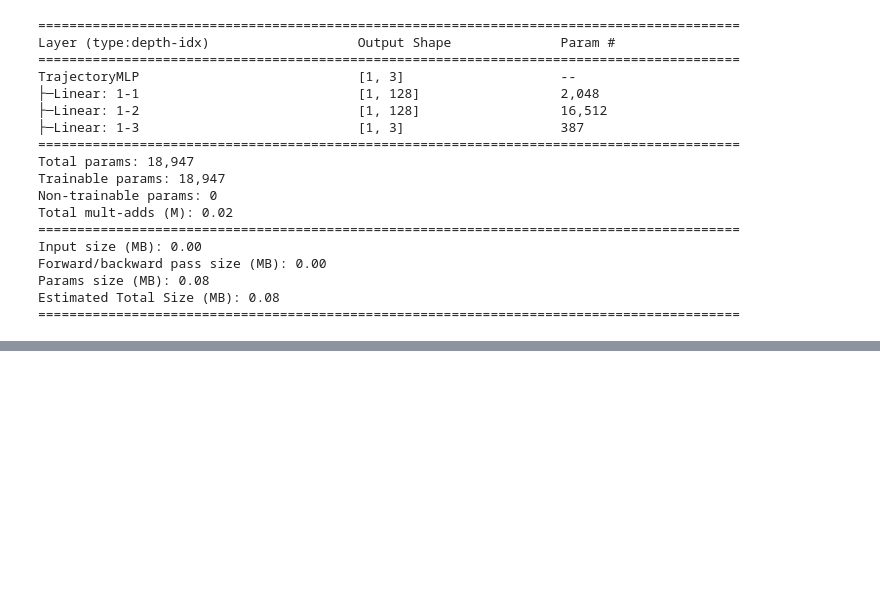
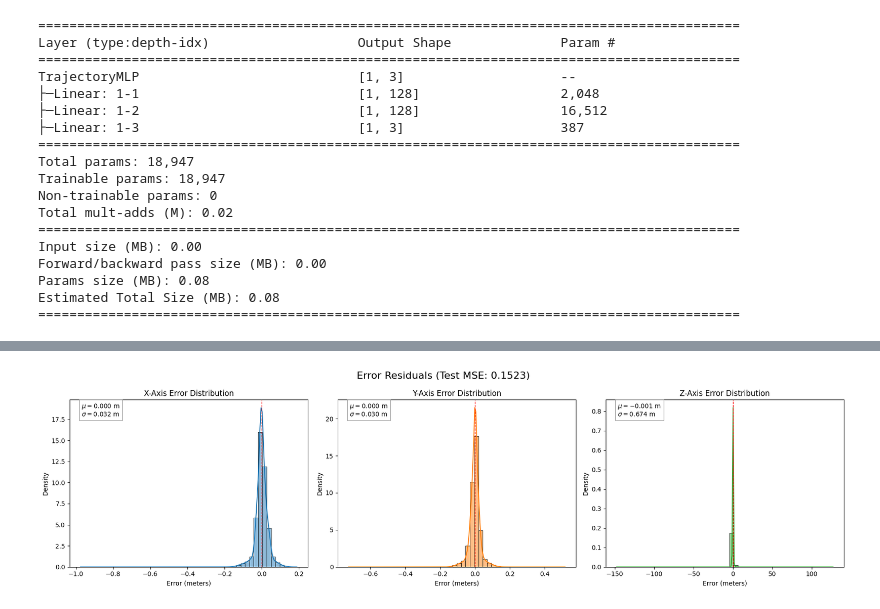
Before and after one commit to vmtasi/cms-open-data-tracking, a Jupyter notebook: CMS.ipynb, the cells around one changed output, grey strips where cells are left out. Saved outputs shown, nothing was run; the diff lists cells and outputs as text; code cells hidden in the pictures; blank space fills up the shorter version.

```diff
--- a/CMS.ipynb
+++ b/CMS.ipynb
@@ -543,0 +571,39 @@ Estimated Total Size (MB): 0.08
+# %%
+# 1. Get Predictions in Real Units
+model.eval()
+with torch.no_grad():
+    preds = model(X_test_t).numpy()
+    preds_real = scaler_y.inverse_transform(preds)
+    y_test_real = scaler_y.inverse_transform(y_test)
+
+# 2. Calculate Residuals
+residuals = y_test_real - preds_real
+
+# 3. Plot Histograms
+fig, axes = plt.subplots(1, 3, figsize=(18, 5))
+dimensions = ['X', 'Y', 'Z']
+colors = ['#1f77b4', '#ff7f0e', '#2ca02c'] # Blue, Orange, Green
+
+for i in range(3):
+    sns.histplot(residuals[:, i], bins=50, kde=True, ax=axes[i], color=colors[i], stat="density")
+
+    # Calc stats
+    mean_err = residuals[:, i].mean()
+    std_err = residuals[:, i].std()
+
+    axes[i].set_title(f'{dimensions[i]}-Axis Error Distribution')
+    axes[i].set_xlabel('Error (meters)')
+    axes[i].axvline(mean_err, color='red', linestyle='dashed', linewidth=1)
+
+    # Add stats box
+    text_str = f'$\mu = {mean_err:.3f}$ m\n$\sigma = {std_err:.3f}$ m'
+    axes[i].text(0.05, 0.9, text_str, transform=axes[i].transAxes,
+                 bbox=dict(facecolor='white', alpha=0.8, edgecolor='gray'))
+
+# Overall MSE
+mse_real = mean_squared_error(y_test_real, preds_real)
+plt.suptitle(f"Error Residuals (Test MSE: {mse_real:.4f})", fontsize=16)
+plt.tight_layout()
+plt.show()
+# %% [output]
+[figure, added]
```
Also changed, not shown: parts of 6 cells of this notebook.
